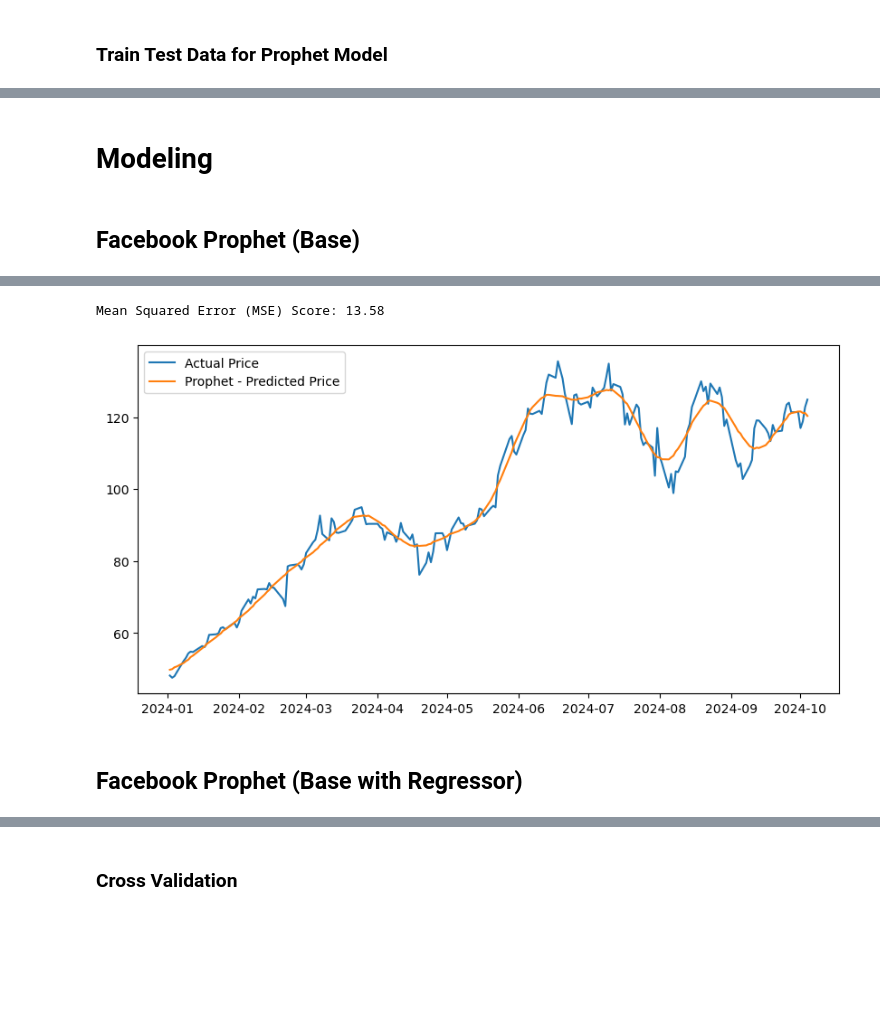
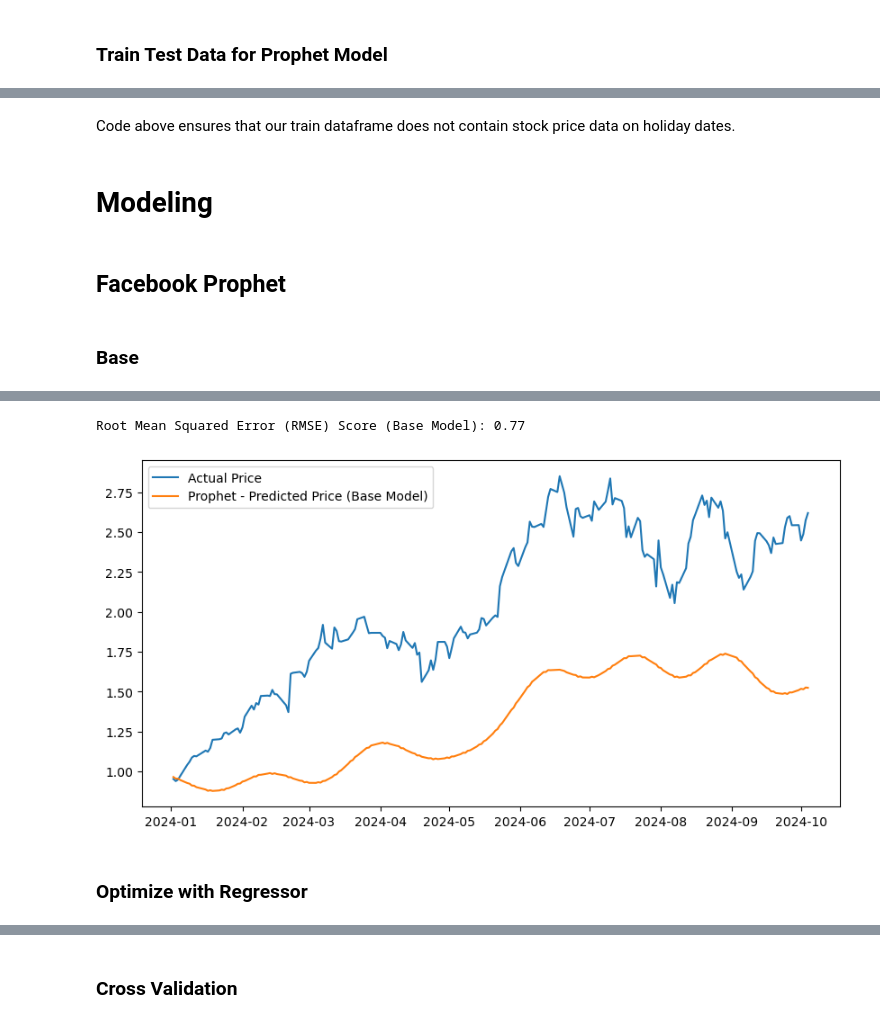
Before and after one commit to fadhilrezam/Time_Series_Forecasting_Stock_Market, a Jupyter notebook: main.ipynb, the cells around one changed output, grey strips where cells are left out. Drawn from its saved outputs; the diff is of its cells as text; code cells hidden in the pictures; blank space fills up the shorter version.

```diff
--- a/main.ipynb
+++ b/main.ipynb
@@ -166,8 +158,6 @@ H0 failes to be rejected. The time series is not stationary (has a trend or patt
 # %% [markdown]
 ### Train Test Data for Prophet Model
 # %%
-df = df[['date','close']]
-df_final = pd.merge(df,df_ndx[['date','close']],on = 'date', how = 'left').rename(columns = {'close_x':'y', 'close_y':'y_ndx'})
-df_final = pd.merge(df_final,df_gspc[['date','close']],on = 'date', how = 'left').rename(columns = {'close':'y_gspc','date':'ds'})
-df_train = df_final[df_final['ds'] <= '2024-12-31']
+df_final = pd.merge(df,df_gspc[['ds','y']],on = 'ds', how = 'left', suffixes = ('','_gspc'))
+df_train = df_final[df_final['ds'] <= '2023-12-31']
 df_test = df_final[df_final['ds'] >= '2024-01-01']
@@ -231,3 +215,26 @@ df_test_scaled[['y','y_ndx_normalized','y_gspc_normalized']] = scaler.transform(
+# %%
+scaler = MinMaxScaler()
+df_train_scaled = df_train[['ds']].copy()
+df_test_scaled =df_test[['ds']].copy()
+df_train_scaled[['y','y_gspc']] = scaler.fit_transform(df_train[['y','y_gspc']])
+df_test_scaled[['y','y_gspc']] = scaler.transform(df_test[['y','y_gspc']])
+# df_test_scaled[['y_scaled','y_gspc_scaled']] = pd.DataFrame(scaler.transform(df_test[['y','y_gspc']]))
+# fig, ax = plt.subplots(2,1,figsize=(16,10))
+# fig.subplots_adjust(hspace=.5)
+# ax[0].plot(df_train_scaled['ds'],df_train_scaled['y_scaled'], label = "Train Data")
+# ax[0].plot(df_test_scaled['ds'],df_test_scaled['y_scaled'], label = "Test Data")
+# ax[0].legend()
+# ax[0].set_title('Train / Test Split for NVIDIA Stock Close Price')
+# ax[0].set_xlabel('Date')
+# ax[0].set_ylabel('Closed Price')
+
+# ax[1].plot(df_train_scaled['ds'],df_train_scaled['y_gspc_scaled'], label = "Train Data")
+# ax[1].plot(df_test_scaled['ds'],df_test_scaled['y_gspc_scaled'], label = "Test Data")
+# ax[1].legend()
+# ax[1].set_title('Train / Test Split for S&P 500 Stock Market Index Close Price')
+# ax[1].set_xlabel('Date')
+# ax[1].set_ylabel('Closed Price')
+# fig.show()
 # %%
 #Check is there any trade in holidays date
 us_calendar = USFederalHolidayCalendar()
@@ -259,21 +247,22 @@ future = pd.DataFrame({'ds':future_dates}) #Convert list into pandas dataframe w
+# %% [markdown]
+Code above ensures that our train dataframe does not contain stock price data on holiday dates.
 # %% [markdown]
 # Modeling
 # %% [markdown]
-## Facebook Prophet (Base)
+## Facebook Prophet
+# %% [markdown]
+### Base
 # %%
 prophet_model = Prophet(seasonality_mode='multiplicative')
-prophet_model.fit(df_train)
-future = pd.DataFrame(df_test['ds'].copy())
+future = df_test_scaled[['ds']].copy()
+prophet_model.fit(df_train_scaled)
 df_predicted = prophet_model.predict(future)
-df_predicted.head()
 
 fig, ax = plt.subplots(figsize=(10,5))
-ax.plot(df_test['ds'], df_test['y'], label = 'Actual Price')
-ax.plot(df_predicted['ds'],df_predicted['yhat'], label = 'Prophet - Predicted Price')
+ax.plot(df_test_scaled['ds'], df_test_scaled['y'], label = 'Actual Price')
+ax.plot(df_predicted['ds'],df_predicted['yhat'], label = 'Prophet - Predicted Price (Base Model)')
 ax.legend()
-# prophet_model.plot_components(df_predicted)
 
-
-mse = mean_squared_error(df_test['y'], df_predicted['yhat'])
-print(f'Mean Squared Error (MSE) Score: {mse:.2f}')
+rmse = root_mean_squared_error(df_test_scaled['y'], df_predicted['yhat'])
+print(f'Root Mean Squared Error (RMSE) Score (Base Model): {rmse:.2f}')
 # %% [output]
@@ -282,5 +271,5 @@ print(f'Mean Squared Error (MSE) Score: {mse:.2f}')
-Mean Squared Error (MSE) Score: 13.58
+Root Mean Squared Error (RMSE) Score (Base Model): 0.77
-[figure, old version]
+[figure, new version]
 # %% [markdown]
-## Facebook Prophet (Base with Regressor)
+### Optimize with Regressor
 # %%
```
Also changed, not shown: parts of 33 cells of this notebook, 6 other files.
